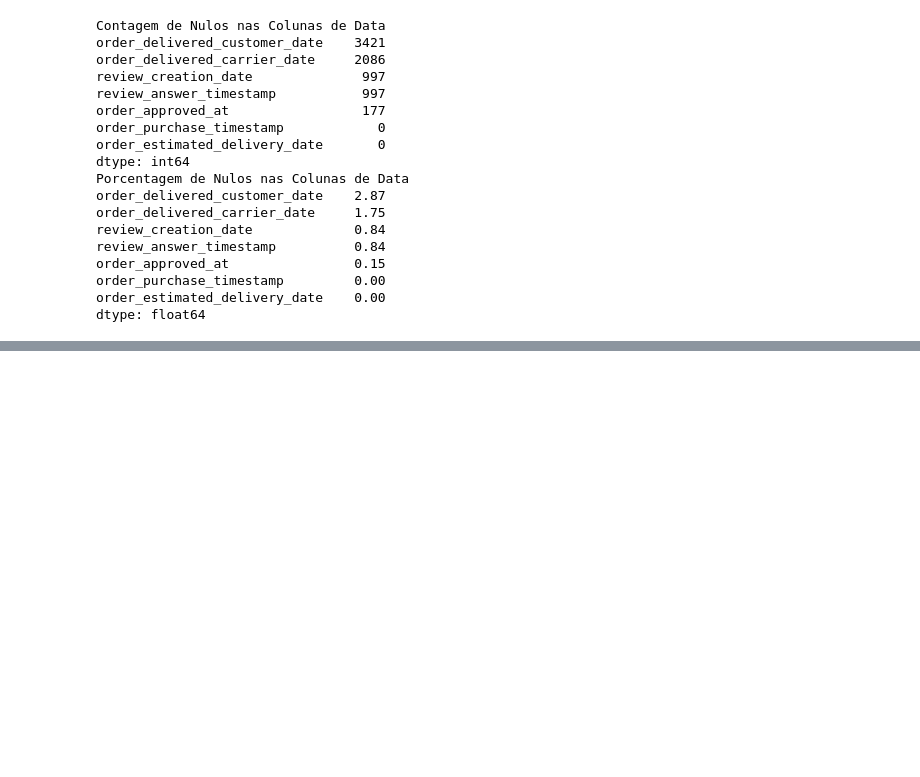
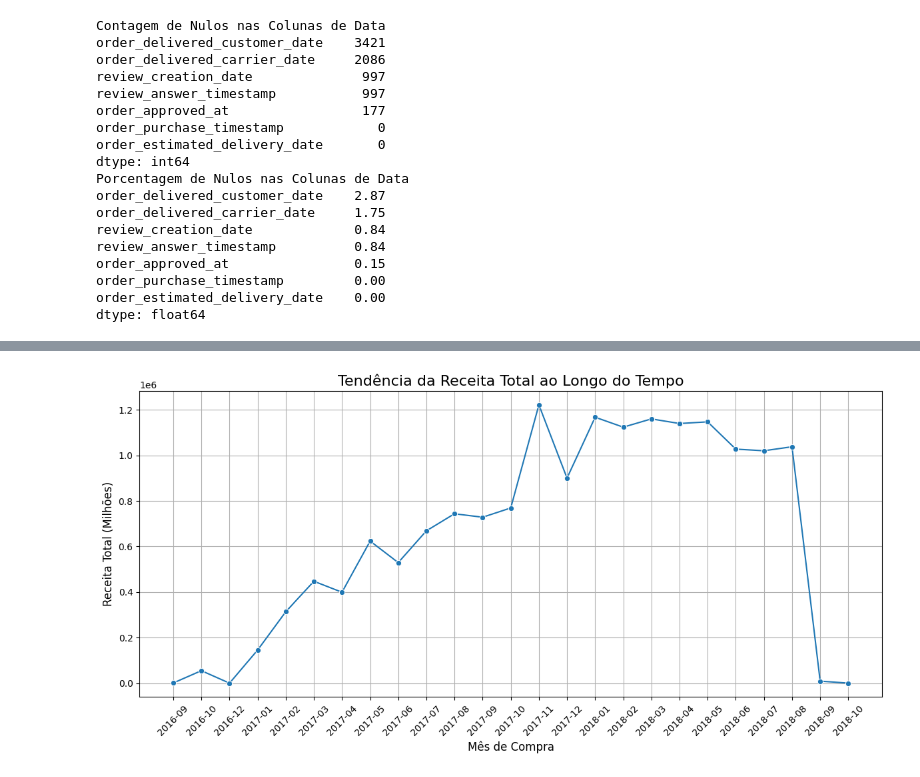
Before and after one commit to GabrielSantos777/Projeto_analise_dados_ecommerce, a Jupyter notebook: notebooks/Data_Loading_and_Cleaning.ipynb, the cells around one changed output, grey strips where cells are left out. Drawn from its saved outputs; the diff is of its cells as text; code cells hidden in the pictures; blank space fills up the shorter version.

Commit message:
Análise Exploratória de Dados (EDA) e Geração de KPIs, feita a Análise da Performance de Vendas ao Longo do Tempo (Série Temporal)

```diff
--- a/notebooks/Data_Loading_and_Cleaning.ipynb
+++ b/notebooks/Data_Loading_and_Cleaning.ipynb
@@ -197,0 +193,18 @@ df_revenue['Total_Revenue'] = df_revenue['total_order_price'] + df_revenue['tota
+# %%
+#AGREGAÇÃO MENSAL
+# Vamos filtrar apenas pedidos que estão 'delivered' (entregues) ou 'shipped' (enviados) para analisar a receita real.
+# Embora pedidos cancelados sejam importantes, para a tendência de receita, focamos nos concluídos.
+df_revenue['purchase_month'] = df_main['order_purchase_timestamp'].dt.to_period('M')
+df_revenue_delivered = df_revenue[
+    df_revenue['order_status'].isin(['delivered', 'shipped'])
+]
+
+
+
+#Agrupamento da receita total pelo mês da compra
+revenue_by_month = df_revenue_delivered.groupby('purchase_month')['Total_Revenue'].sum().reset_index()
+#Converti a coluna purchase_month para o tipo string para melhorar a visualização no eixo x
+revenue_by_month['purchase_month'] = revenue_by_month['purchase_month'].astype(str)
+
+print("Receita Mensal Agregada:")
+print(revenue_by_month.head())
@@ -197,0 +219,22 @@ df_revenue['Total_Revenue'] = df_revenue['total_order_price'] + df_revenue['tota
+# %%
+#Visualização da Tendência - Gráfico de Linhas
+import matplotlib.pyplot as plt
+import seaborn as sns
+
+plt.figure(figsize=(12, 6))
+sns.lineplot(
+    data=revenue_by_month,
+    x='purchase_month',
+    y='Total_Revenue',
+    marker='o'
+)
+
+plt.title('Tendência da Receita Total ao Longo do Tempo', fontsize=16)
+plt.xlabel('Mês de Compra', fontsize=12)
+plt.ylabel('Receita Total (Milhões)', fontsize=12)
+plt.xticks(rotation=45)
+plt.grid(True)
+plt.tight_layout()
+plt.show()
+# %% [output]
+[figure, added]
```
Also changed, not shown: parts of 5 cells of this notebook.
